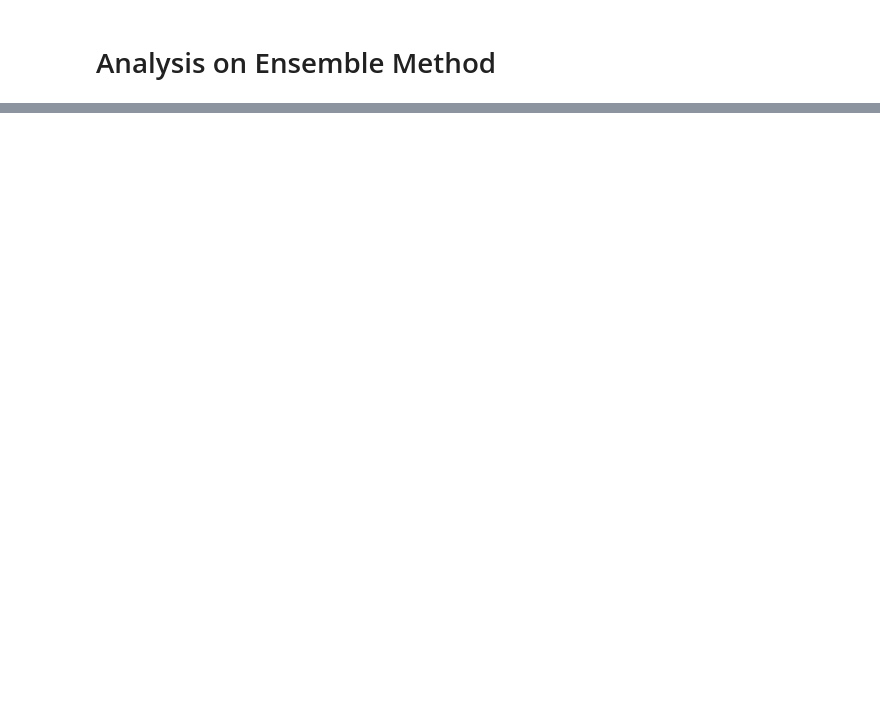
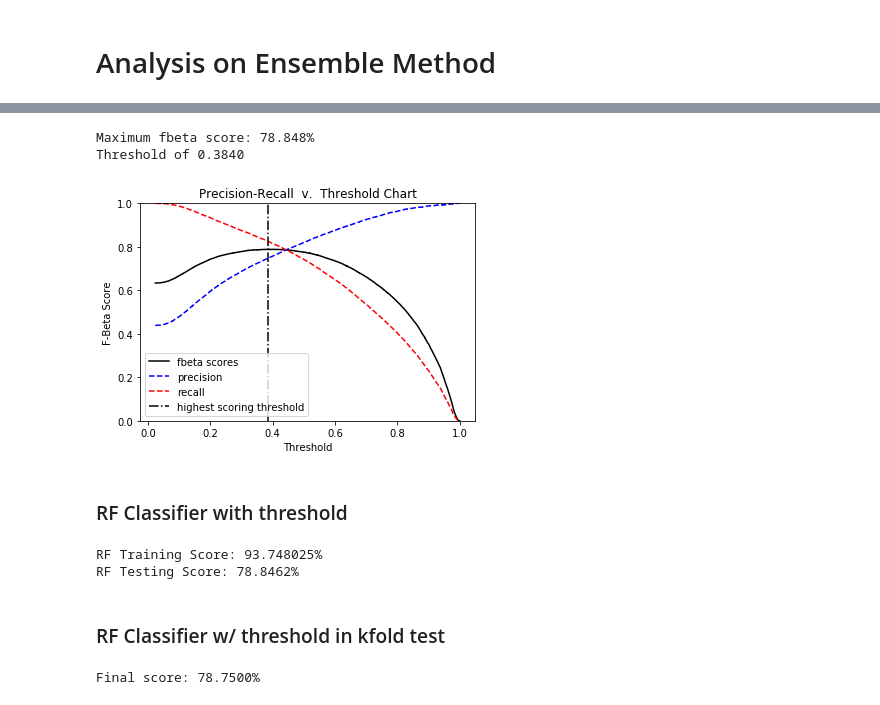
Before and after one commit to ohmgmatt/kickstarter_prediction, a Jupyter notebook: Notebooks/Modeling_In-Depth Analysis.ipynb, the cells around one changed output, grey strips where cells are left out. Drawn from its saved outputs; the diff is of its cells as text; code cells hidden in the pictures; blank space fills up the shorter version.

```diff
--- a/Notebooks/Modeling_In-Depth Analysis.ipynb
+++ b/Notebooks/Modeling_In-Depth Analysis.ipynb
@@ -368,0 +452,2 @@ toscale = ['img_count', 'vid_count', 'usd_goal', 'description_len',
+# %%
+clf.fit(X_train, y_train)
@@ -368,0 +462,61 @@ toscale = ['img_count', 'vid_count', 'usd_goal', 'description_len',
+# %%
+y_probs = clf.predict_proba(X_test)
+precision, recall, thresholds = precision_recall_curve(y_test, y_probs[:,1])
+# %%
+beta = 1.1
+betatwo = beta**2
+
+fbeta = (1 + betatwo) * precision[:-1] * recall[:-1] / (betatwo * precision[:-1] + recall[:-1])
+# %%
+print("Maximum fbeta score: {:.3f}%".format(np.amax(fbeta)*100))
+ind = np.where(fbeta == np.amax(fbeta))[0][0]
+best_thresh = thresholds[ind]
+print("Threshold of {:.4f}".format(best_thresh))
+# %% [output]
+Maximum fbeta score: 78.848%
+Threshold of 0.3840
+# %%
+
+plt.title("Precision-Recall  v.  Threshold Chart")
+plt.plot(thresholds, fbeta, "k", label = 'fbeta scores')
+plt.plot(thresholds, precision[:-1], "b--", label = 'precision')
+plt.plot(thresholds, recall[:-1], "r--", label = 'recall')
+plt.axvline(x=best_thresh, color='k', linestyle='-.', label='highest scoring threshold')
+plt.ylabel("F-Beta Score")
+plt.xlabel("Threshold")
+plt.legend(loc = 'lower left')
+plt.ylim([0, 1])
+plt.show()
+# %% [output]
+[figure, added]
+# %% [markdown]
+### RF Classifier with threshold
+# %%
+train_pred = clf.predict_proba(X_train)[:,1] > .384
+y_pred = clf.predict_proba(X_test)[:,1] > .384
+
+train_score = fbeta_score(y_train, train_pred, beta = 1.1)
+score = fbeta_score(y_test, y_pred, beta = 1.1)
+
+print("RF Training Score: {:4f}% \nRF Testing Score: {:.4f}%".format(train_score*100, score*100))
+# %% [output]
+RF Training Score: 93.748025%
+RF Testing Score: 78.8462%
+# %% [markdown]
+### RF Classifier w/ threshold in kfold test
+# %%
+score = 0
+folds = 5
+rf = RandomForestClassifier(n_estimators = 200, min_samples_split = 10, min_samples_leaf = 1,
+                            max_features = 'auto', max_depth = None, bootstrap = True)
+for train, test in KFold(n_splits = folds).split(X_train.values):
+    rf.fit(X_train.values[train], y_train[train])
+    pred = rf.predict_proba(X_test.values)[:,1] > .384
+    fb = fbeta_score(y_test, pred, beta = 1.1)
+    score += fb
+
+score = score / folds
+
+print("Final score: {:.4f}%".format(score * 100))
+# %% [output]
+Final score: 78.7500%
```
Also changed, not shown: parts of 27 cells of this notebook, 3 other files.
